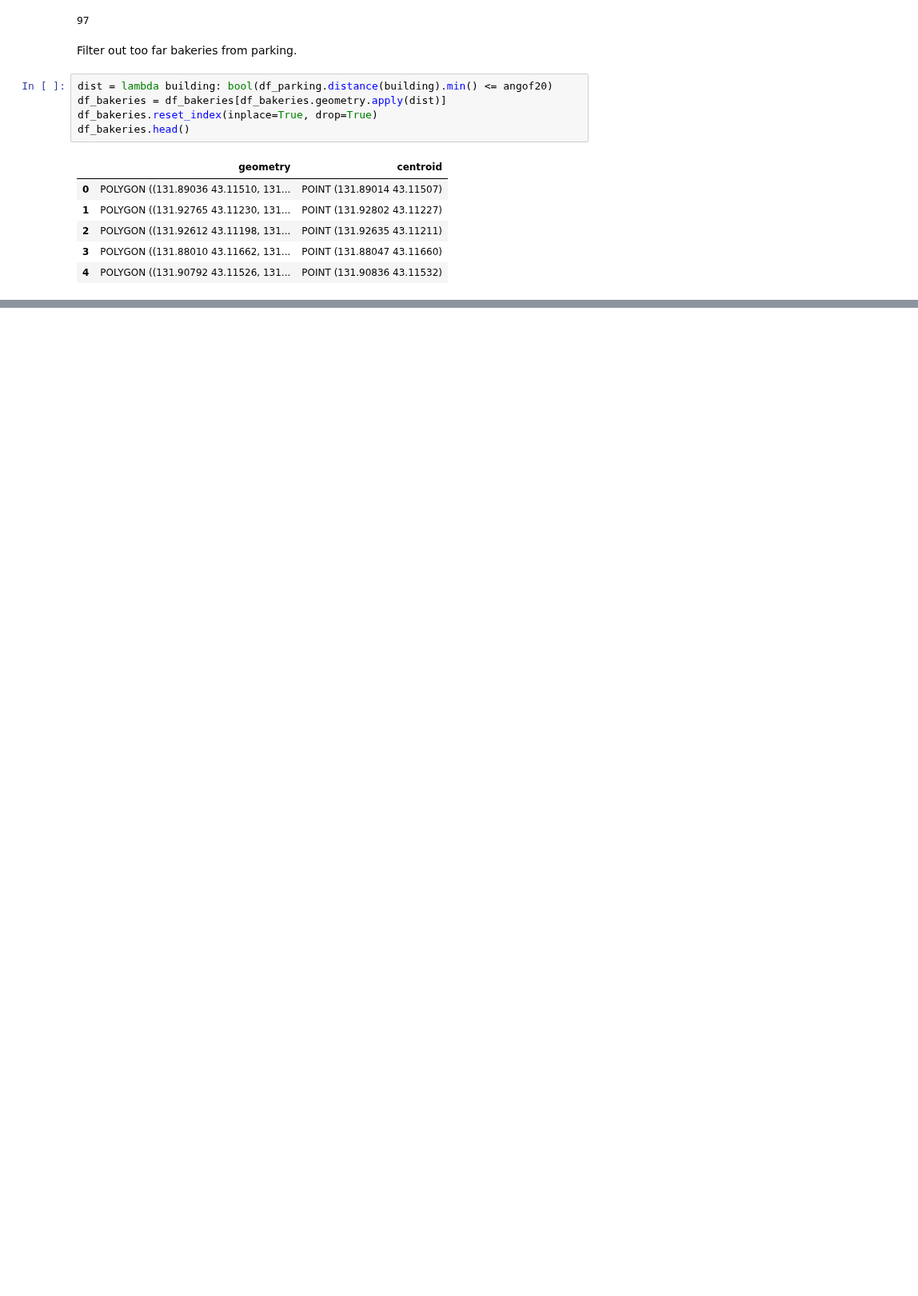
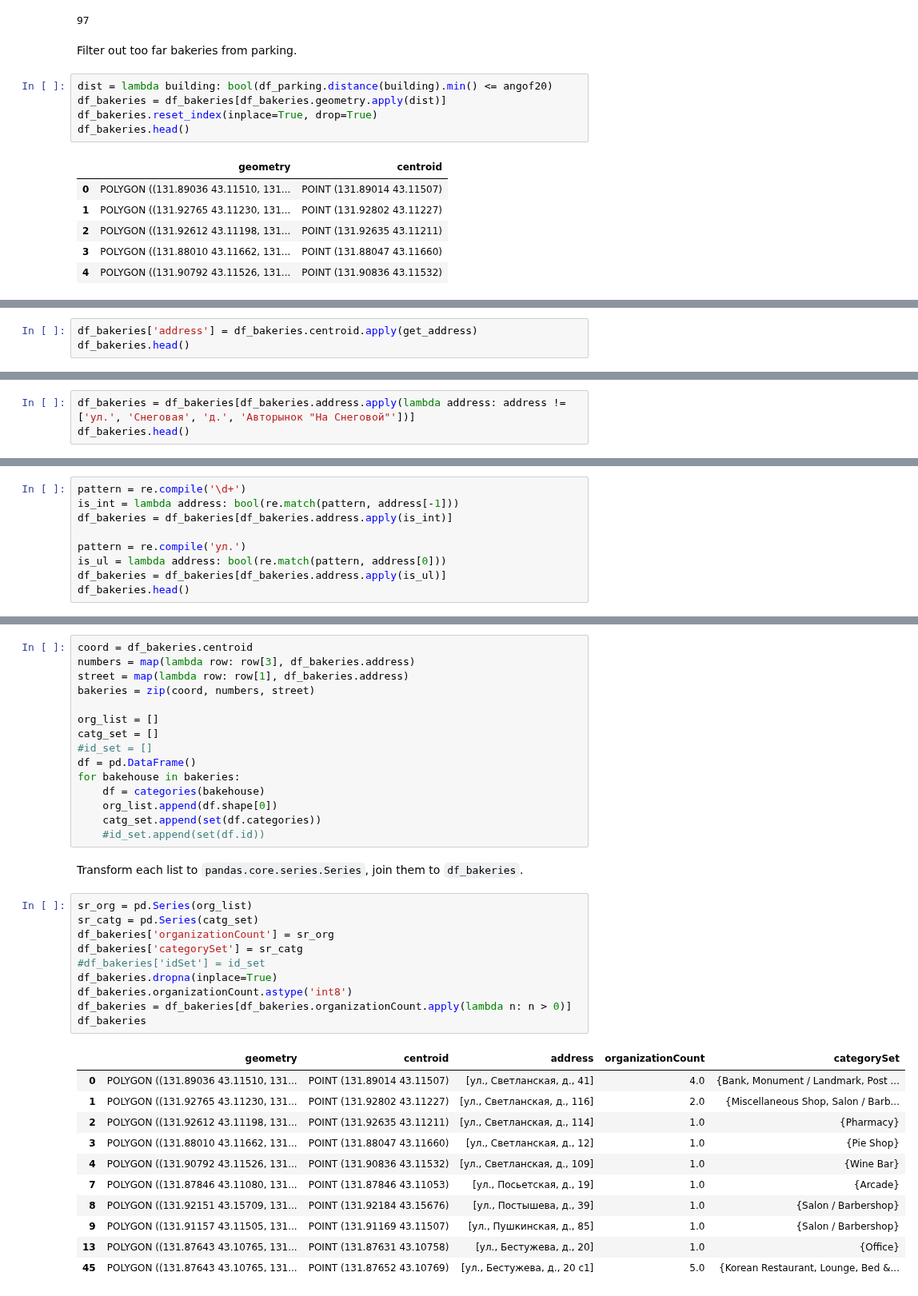
Before and after one commit to Tungsteniac/Tungsteniac, a Jupyter notebook: Relevant Places for Cinnabon Bakehouse.ipynb, the cells around one changed output, grey strips where cells are left out. Shown at 80% size. Cells and saved outputs as stored; diff of their text form; blank space fills up the shorter version.

```diff
--- a/Relevant Places for Cinnabon Bakehouse.ipynb
+++ b/Relevant Places for Cinnabon Bakehouse.ipynb
@@ -620,0 +672,3 @@ relevant_map
+# %%
+df_bakeries['address'] = df_bakeries.centroid.apply(get_address)
+df_bakeries.head()
@@ -620,0 +684,3 @@ relevant_map
+# %%
+df_bakeries = df_bakeries[df_bakeries.address.apply(lambda address: address != ['ул.', 'Снеговая', 'д.', 'Авторынок "На Снеговой"'])]
+df_bakeries.head()
@@ -620,0 +741,9 @@ relevant_map
+# %%
+pattern = re.compile('\d+')
+is_int = lambda address: bool(re.match(pattern, address[-1]))
+df_bakeries = df_bakeries[df_bakeries.address.apply(is_int)]
+
+pattern = re.compile('ул.')
+is_ul = lambda address: bool(re.match(pattern, address[0]))
+df_bakeries = df_bakeries[df_bakeries.address.apply(is_ul)]
+df_bakeries.head()
@@ -620,0 +757,39 @@ relevant_map
+# %%
+coord = df_bakeries.centroid
+numbers = map(lambda row: row[3], df_bakeries.address)
+street = map(lambda row: row[1], df_bakeries.address)
+bakeries = zip(coord, numbers, street)
+
+org_list = []
+catg_set = []
+#id_set = []
+df = pd.DataFrame()
+for bakehouse in bakeries:
+    df = categories(bakehouse)
+    org_list.append(df.shape[0])
+    catg_set.append(set(df.categories))
+    #id_set.append(set(df.id))
+# %% [markdown]
+Transform each list to <code>pandas.core.series.Series</code>, join them to <code>df_bakeries</code>.
+# %%
+sr_org = pd.Series(org_list)
+sr_catg = pd.Series(catg_set)
+df_bakeries['organizationCount'] = sr_org
+df_bakeries['categorySet'] = sr_catg
+#df_bakeries['idSet'] = id_set
+df_bakeries.dropna(inplace=True)
+df_bakeries.organizationCount.astype('int8')
+df_bakeries = df_bakeries[df_bakeries.organizationCount.apply(lambda n: n > 0)]
+df_bakeries
+# %% [output]
+|  | geometry | centroid | address | organizationCount | categorySet |
+| 0 | POLYGON ((131.89036 43.11510, 131... | POINT (131.89014 43.11507) | [ул., Светланская, д., 41] | 4.0 | {Bank, Monument / Landmark, Post ... |
+| 1 | POLYGON ((131.92765 43.11230, 131... | POINT (131.92802 43.11227) | [ул., Светланская, д., 116] | 2.0 | {Miscellaneous Shop, Salon / Barb... |
+| 2 | POLYGON ((131.92612 43.11198, 131... | POINT (131.92635 43.11211) | [ул., Светланская, д., 114] | 1.0 | {Pharmacy} |
+| 3 | POLYGON ((131.88010 43.11662, 131... | POINT (131.88047 43.11660) | [ул., Светланская, д., 12] | 1.0 | {Pie Shop} |
+| 4 | POLYGON ((131.90792 43.11526, 131... | POINT (131.90836 43.11532) | [ул., Светланская, д., 109] | 1.0 | {Wine Bar} |
+| 7 | POLYGON ((131.87846 43.11080, 131... | POINT (131.87846 43.11053) | [ул., Посьетская, д., 19] | 1.0 | {Arcade} |
+| 8 | POLYGON ((131.92151 43.15709, 131... | POINT (131.92184 43.15676) | [ул., Постышева, д., 39] | 1.0 | {Salon / Barbershop} |
+| 9 | POLYGON ((131.91157 43.11505, 131... | POINT (131.91169 43.11507) | [ул., Пушкинская, д., 85] | 1.0 | {Salon / Barbershop} |
+| 13 | POLYGON ((131.87643 43.10765, 131... | POINT (131.87631 43.10758) | [ул., Бестужева, д., 20] | 1.0 | {Office} |
+| 45 | POLYGON ((131.87643 43.10765, 131... | POINT (131.87652 43.10769) | [ул., Бестужева, д., 20 с1] | 5.0 | {Korean Restaurant, Lounge, Bed &... |
```
Also changed, not shown: parts of 31 cells of this notebook.
